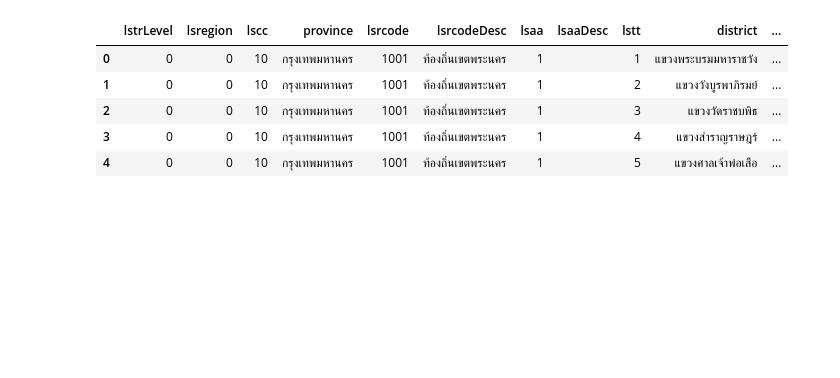
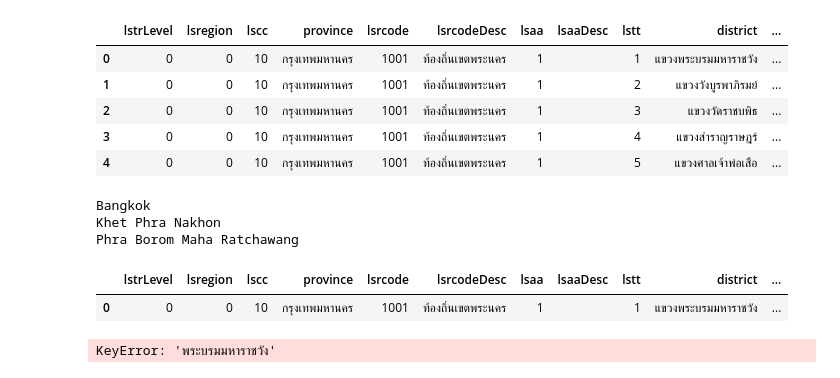
Before and after one commit to jallynme/thailand-statistics-registration-systems, a Jupyter notebook: population-statistics.ipynb, the cells around one changed output. Cells and saved outputs as stored; diff of their text form; code cells hidden in the pictures; blank space fills up the shorter version.

Commit message:
add data json

```diff
--- a/population-statistics.ipynb
+++ b/population-statistics.ipynb
@@ -284,2 +259,43 @@ df = df.rename(columns={
 df.to_csv('district_population.csv')
 df.head(5)
+# %%
+import json
+
+province_json = []
+district_json = []
+subdistrict_json = []
+with open('thai_provinces.json') as json_file:
+    json_data = json.load(json_file)
+    province_json = json_data['RECORDS']
+with open('thai_amphures.json') as json_file:
+    json_data = json.load(json_file)
+    district_json = json_data['RECORDS']
+with open('thai_tambons.json') as json_file:
+    json_data = json.load(json_file)
+    subdistrict_json = json_data['RECORDS']
+
+province_dict = {str(d['name_th']): d['name_en'] for d in province_json}
+district_dict = {str(d['name_th']).replace('เขต',''): d['name_en'] for d in district_json}
+subdistrict_dict = {str(d['name_th']): d['name_en'] for d in subdistrict_json}
+
+print(province_dict['กรุงเทพมหานคร'])
+print(district_dict['พระนคร'])
+print(subdistrict_dict['พระบรมมหาราชวัง'])
+# %% [output]
+Bangkok
+Khet Phra Nakhon
+Phra Borom Maha Ratchawang
+# %%
+df = pd.read_csv('subdistrict_population.csv',index_col=0)
+df.head(1)
+# %% [output]
+|  | lstrLevel | lsregion | lscc | province | lsrcode | lsrcodeDesc | lsaa | lsaaDesc | lstt | district | ... |
+| 0 | 0 | 0 | 10 | กรุงเทพมหานคร | 1001 | ท้องถิ่นเขตพระนคร | 1 |  | 1 | แขวงพระบรมมหาราชวัง | ... |
+# %%
+df['province'] = df['province'].apply(lambda x: str(x).replace('จังหวัด',''))
+df['district'] = df['district'].apply(lambda x: str(x).replace('แขวง','').replace('ตำบล',''))
+df['province_en'] = df['province'].apply(lambda x: province_dict[x])
+df['district_en'] = df['district'].apply(lambda x: district_dict[x])
+df
+# %% [output]
+KeyError: 'พระบรมมหาราชวัง'
```
Also changed, not shown: parts of 6 cells of this notebook, 3 other files.
